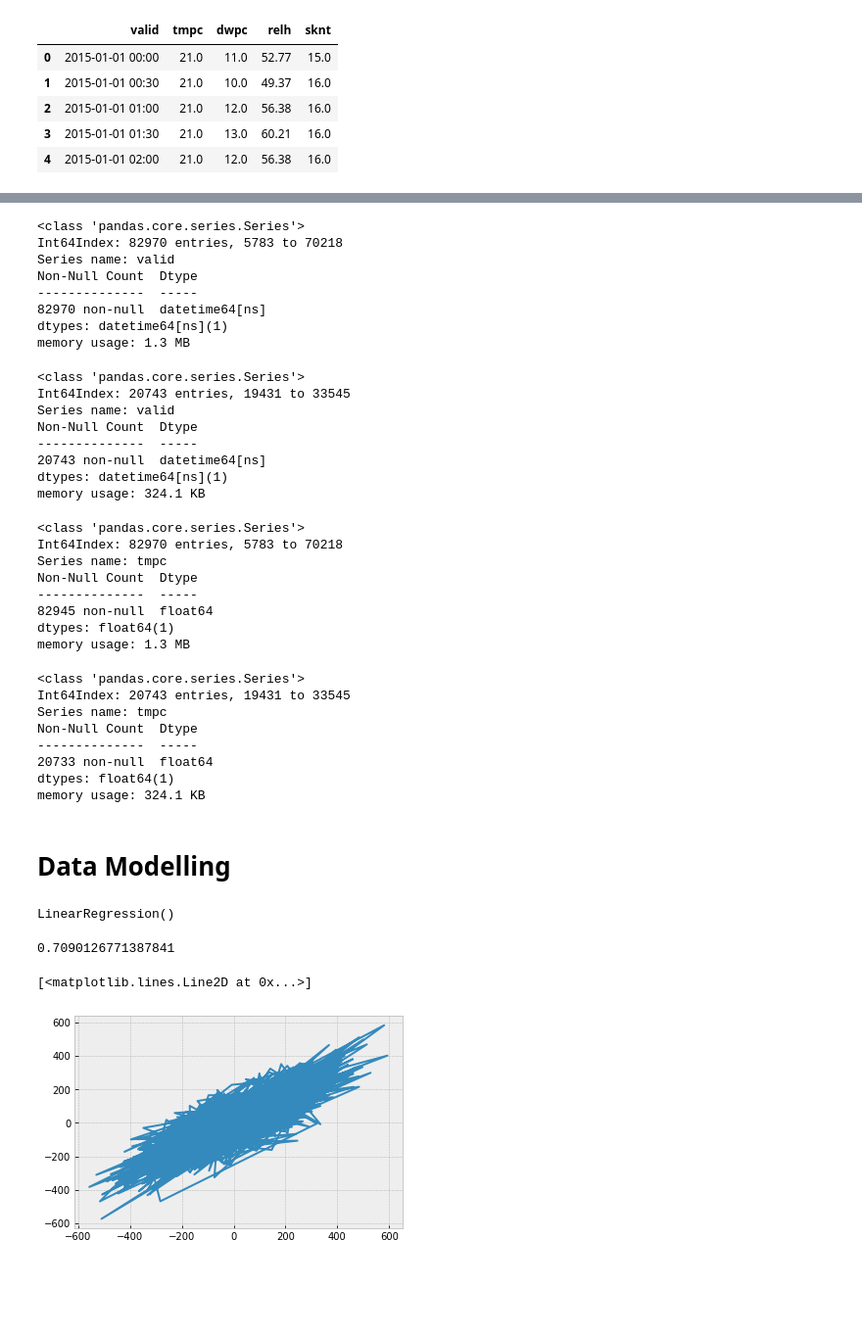
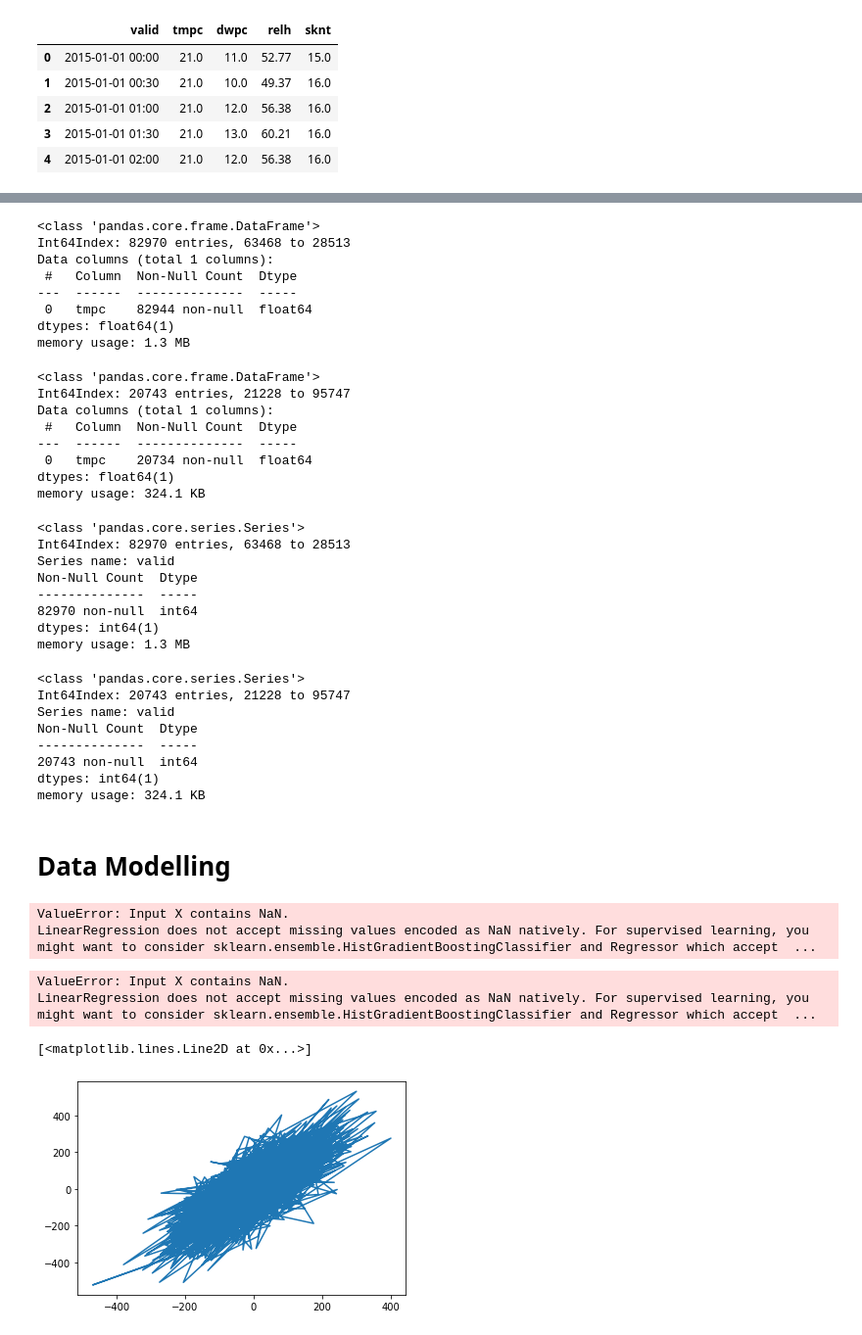
Before and after one commit to mremily9/2022-Phase-2, a Jupyter notebook: 3. Data Science/submission.ipynb, the cells around one changed output, grey strips where cells are left out. Shown: that part at 98% size. Drawn from its saved outputs; the diff is of its cells as text; code cells hidden in the pictures; blank space fills up the shorter version.

```diff
--- a/3. Data Science/submission.ipynb
+++ b/3. Data Science/submission.ipynb
@@ -99,6 +99,8 @@ dataset.head()
 # %%
 
 dataset["valid"] = pd.to_datetime(dataset["valid"])
+dataset["valid"] = dataset["valid"].dt.day
+
 dataset.head()
 # %% [output]
 |  | valid | tmpc | dwpc | relh | sknt |
@@ -124,73 +139,71 @@ dtypes: datetime64[ns](1), float64(4)
 memory usage: 4.0 MB
 # %%
-X_train, X_test, y_train, y_test = train_test_split(dataset["valid"], dataset["tmpc"], test_size=0.2)
+X_train, X_test, y_train, y_test = train_test_split(dataset[["tmpc"]], dataset["valid"], test_size=0.2)
 # %%
 X_train.info()
 # %% [output]
-<class 'pandas.core.series.Series'>
-Int64Index: 82970 entries, 5783 to 70218
-Series name: valid
-Non-Null Count  Dtype
---------------  -----
-82970 non-null  datetime64[ns]
-dtypes: datetime64[ns](1)
+<class 'pandas.core.frame.DataFrame'>
+Int64Index: 82970 entries, 63468 to 28513
+Data columns (total 1 columns):
+ #   Column  Non-Null Count  Dtype
+---  ------  --------------  -----
+ 0   tmpc    82944 non-null  float64
+dtypes: float64(1)
 memory usage: 1.3 MB
 # %%
 X_test.info()
 # %% [output]
-<class 'pandas.core.series.Series'>
-Int64Index: 20743 entries, 19431 to 33545
-Series name: valid
-Non-Null Count  Dtype
---------------  -----
-20743 non-null  datetime64[ns]
-dtypes: datetime64[ns](1)
+<class 'pandas.core.frame.DataFrame'>
+Int64Index: 20743 entries, 21228 to 95747
+Data columns (total 1 columns):
+ #   Column  Non-Null Count  Dtype
+---  ------  --------------  -----
+ 0   tmpc    20734 non-null  float64
+dtypes: float64(1)
 memory usage: 324.1 KB
 # %%
 y_train.info()
 # %% [output]
 <class 'pandas.core.series.Series'>
-Int64Index: 82970 entries, 5783 to 70218
-Series name: tmpc
+Int64Index: 82970 entries, 63468 to 28513
+Series name: valid
 Non-Null Count  Dtype
 --------------  -----
-82945 non-null  float64
-dtypes: float64(1)
+82970 non-null  int64
+dtypes: int64(1)
 memory usage: 1.3 MB
 # %%
 y_test.info()
 # %% [output]
 <class 'pandas.core.series.Series'>
-Int64Index: 20743 entries, 19431 to 33545
-Series name: tmpc
+Int64Index: 20743 entries, 21228 to 95747
+Series name: valid
 Non-Null Count  Dtype
 --------------  -----
-20733 non-null  float64
-dtypes: float64(1)
+20743 non-null  int64
+dtypes: int64(1)
 memory usage: 324.1 KB
 # %% [markdown]
 # Data Modelling
 # %%
 # An exhaustive list of models can be found in sci-kit learn in this link: https://scikit-learn.org/stable/supervised_learning.html
 # The url takes you to supervised learning which is what you will be dealing with for this phase.
-
-X, y = make_regression(n_samples=10000, n_features=10, noise=100, random_state=42)
-
-X_train, X_test, y_train, y_test = train_test_split(X, y, test_size=0.2)
 # %%
 model = LinearRegression()
 model.fit(X_train, y_train)
 # %% [output]
-LinearRegression()
+ValueError: Input X contains NaN.
+LinearRegression does not accept missing values encoded as NaN natively. For supervised learning, you might want to consider sklearn.ensemble.HistGradientBoostingClassifier and Regressor which accept  ...
 # %%
 
 model.score(X_test, y_test)
 # %% [output]
-0.7090126771387841
+ValueError: Input X contains NaN.
+LinearRegression does not accept missing values encoded as NaN natively. For supervised learning, you might want to consider sklearn.ensemble.HistGradientBoostingClassifier and Regressor which accept  ...
 # %%
 
 values = model.predict(X_test)
-plt.plot(y_test, values)
+plt.plot(values, y_test)
 # %% [output]
 [<matplotlib.lines.Line2D at 0x...>]
-[figure, old version]
+[figure, new version]
```
Also changed, not shown: parts of 8 cells of this notebook.
